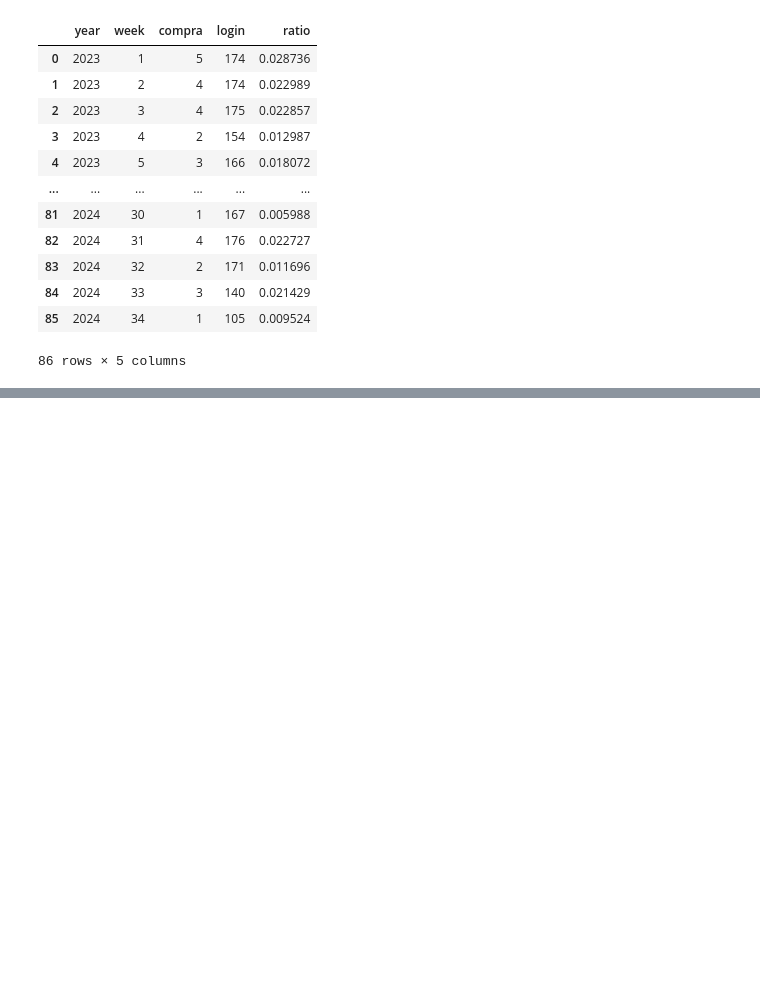
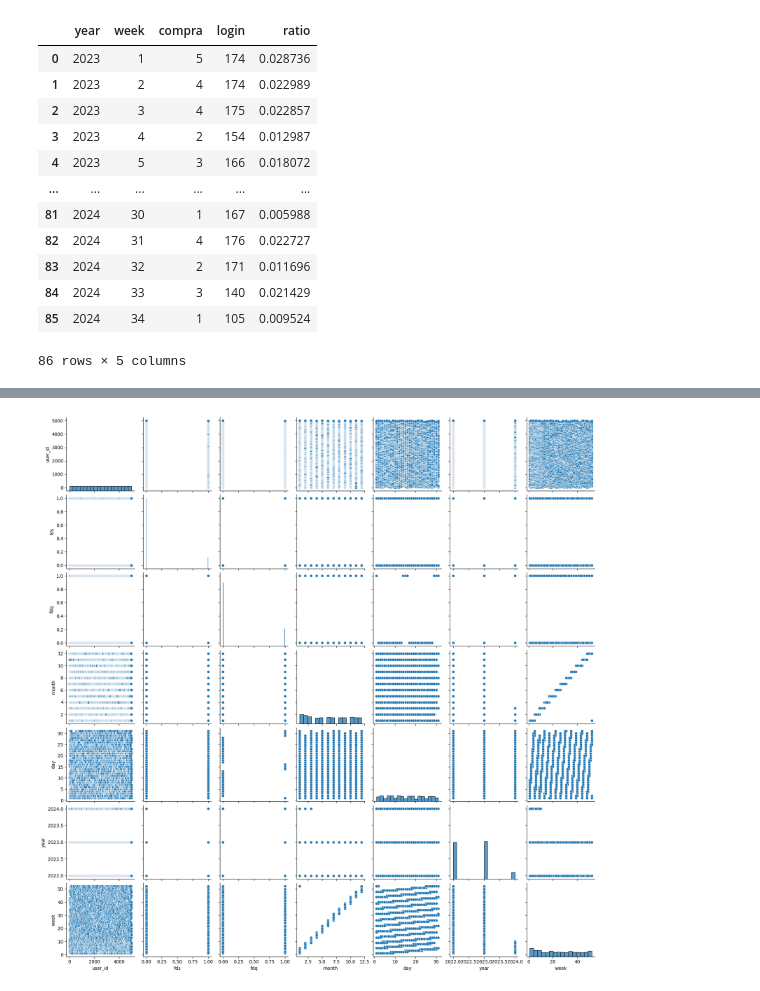
Before and after one commit to sagomeza1/pcun, a Jupyter notebook: nb.ipynb, the cells around one changed output, grey strips where cells are left out. Saved outputs shown, nothing was run; the diff lists cells and outputs as text; code cells hidden in the pictures; blank space fills up the shorter version.

```diff
--- a/nb.ipynb
+++ b/nb.ipynb
@@ -123,0 +232,5 @@ resumen_semana.reset_index()
+# %%
+sns.pairplot(data=usuarios)
+plt.show()
+# %% [output]
+[figure, added]
```
Also changed, not shown: parts of 39 cells of this notebook.
